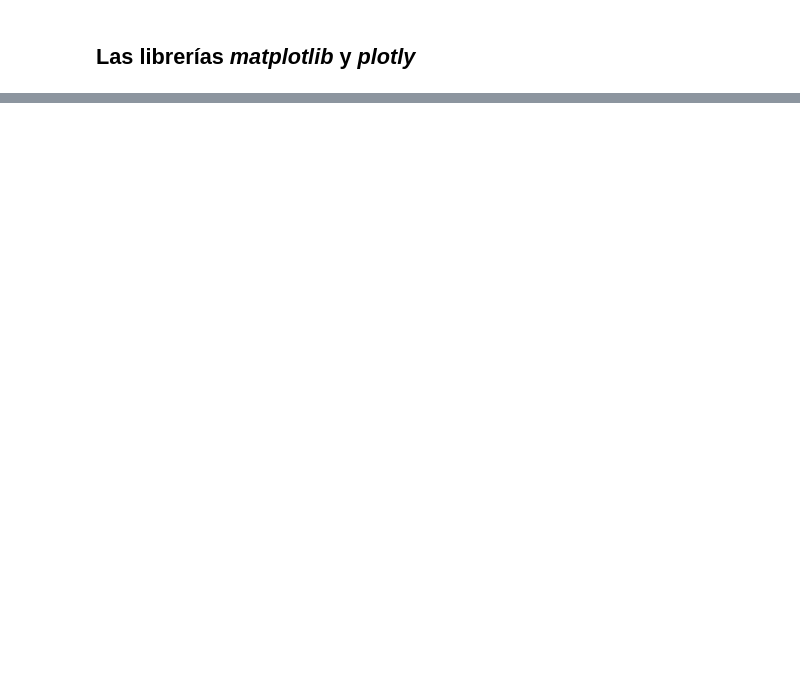
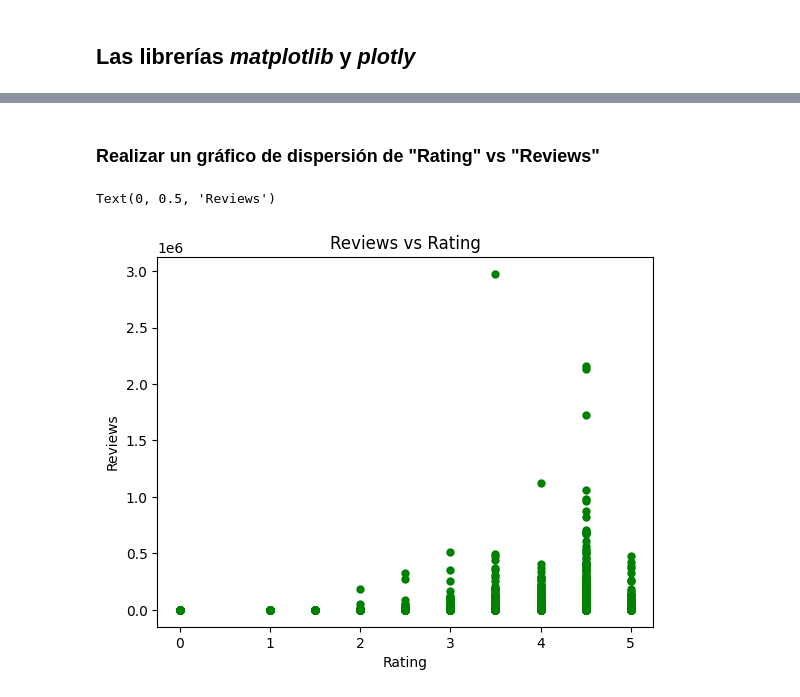
Before and after one commit to alu0101351773/PD_practicas, a Jupyter notebook: src/ejercicios/ejercicios_preproceasdo.ipynb, the cells around one changed output, grey strips where cells are left out. Cells and saved outputs as stored; diff of their text form; code cells hidden in the pictures; blank space fills up the shorter version.

```diff
--- a/src/ejercicios/ejercicios_preproceasdo.ipynb
+++ b/src/ejercicios/ejercicios_preproceasdo.ipynb
@@ -100,0 +199,23 @@ print(f'Numero de apps sin review asociadas: {unreviewed_apps}')
+# %% [markdown]
+### Realizar un gráfico de dispersión de "Rating" vs "Reviews"
+# %%
+# Obtener los valores de las columnas
+rating_values = dataset['Rating'].tolist()
+reviews_values = dataset['Reviews'].tolist()
+
+# Creación de la figura
+plt.scatter(
+    rating_values,
+    reviews_values,
+    c = 'green',
+    marker = '.',
+    s = 100
+)
+
+# Decoracion de la figura
+plt.title('Reviews vs Rating')
+plt.xlabel('Rating')
+plt.ylabel('Reviews')
+# %% [output]
+Text(0, 0.5, 'Reviews')
+[figure, added]
```
Also changed, not shown: parts of 15 cells of this notebook.
